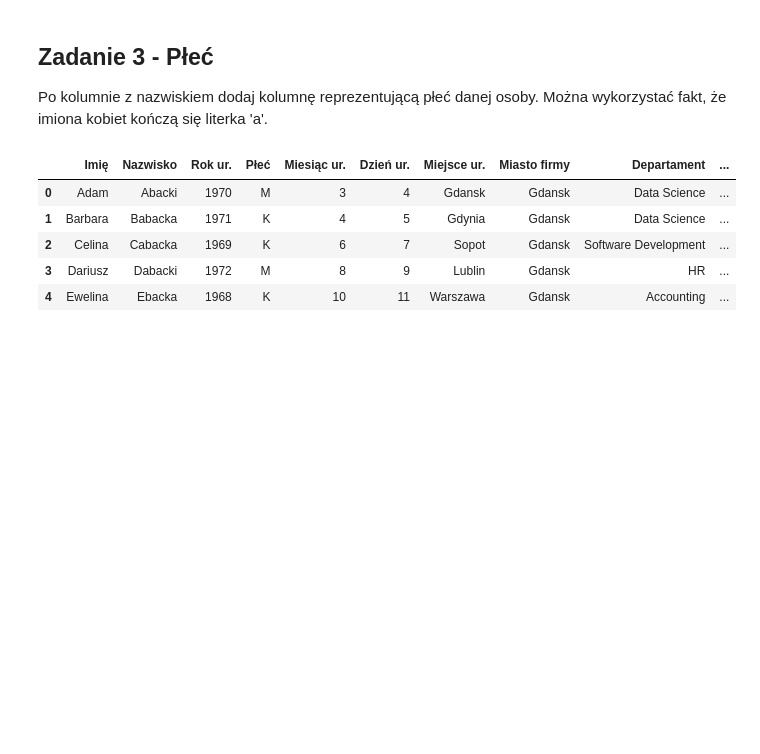
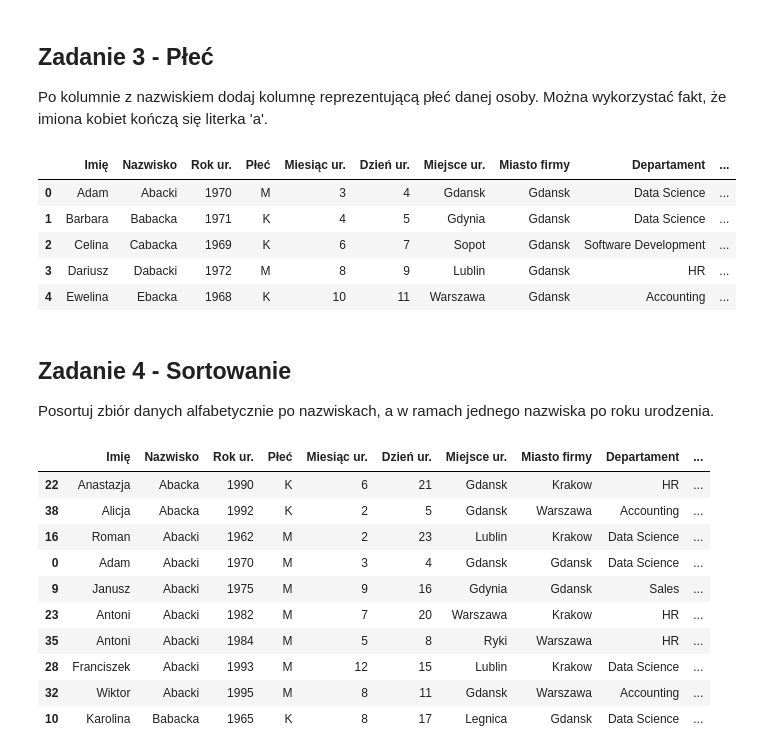
Before and after one commit to CreaTKeW/Future-Collars, a Jupyter notebook: zadania_pandas.ipynb, the cells around one changed output. Drawn from its saved outputs; the diff is of its cells as text; code cells hidden in the pictures; blank space fills up the shorter version.

```diff
--- a/zadania_pandas.ipynb
+++ b/zadania_pandas.ipynb
@@ -66,3 +66,20 @@ df.head()
 | 2 | Celina | Cabacka | 1969 | K | 6 | 7 | Sopot | Gdansk | Software Development | ... |
 | 3 | Dariusz | Dabacki | 1972 | M | 8 | 9 | Lublin | Gdansk | HR | ... |
 | 4 | Ewelina | Ebacka | 1968 | K | 10 | 11 | Warszawa | Gdansk | Accounting | ... |
+# %% [markdown]
+## Zadanie 4 - Sortowanie
+Posortuj zbiór danych alfabetycznie po nazwiskach, a w ramach jednego nazwiska po roku urodzenia.
+# %%
+df.sort_values(['Nazwisko', 'Rok ur.']).head(10)
+# %% [output]
+|  | Imię | Nazwisko | Rok ur. | Płeć | Miesiąc ur. | Dzień ur. | Miejsce ur. | Miasto firmy | Departament | ... |
+| 22 | Anastazja | Abacka | 1990 | K | 6 | 21 | Gdansk | Krakow | HR | ... |
+| 38 | Alicja | Abacka | 1992 | K | 2 | 5 | Gdansk | Warszawa | Accounting | ... |
+| 16 | Roman | Abacki | 1962 | M | 2 | 23 | Lublin | Krakow | Data Science | ... |
+| 0 | Adam | Abacki | 1970 | M | 3 | 4 | Gdansk | Gdansk | Data Science | ... |
+| 9 | Janusz | Abacki | 1975 | M | 9 | 16 | Gdynia | Gdansk | Sales | ... |
+| 23 | Antoni | Abacki | 1982 | M | 7 | 20 | Warszawa | Krakow | HR | ... |
+| 35 | Antoni | Abacki | 1984 | M | 5 | 8 | Ryki | Warszawa | HR | ... |
+| 28 | Franciszek | Abacki | 1993 | M | 12 | 15 | Lublin | Krakow | Data Science | ... |
+| 32 | Wiktor | Abacki | 1995 | M | 8 | 11 | Gdansk | Warszawa | Accounting | ... |
+| 10 | Karolina | Babacka | 1965 | K | 8 | 17 | Legnica | Gdansk | Data Science | ... |
```
